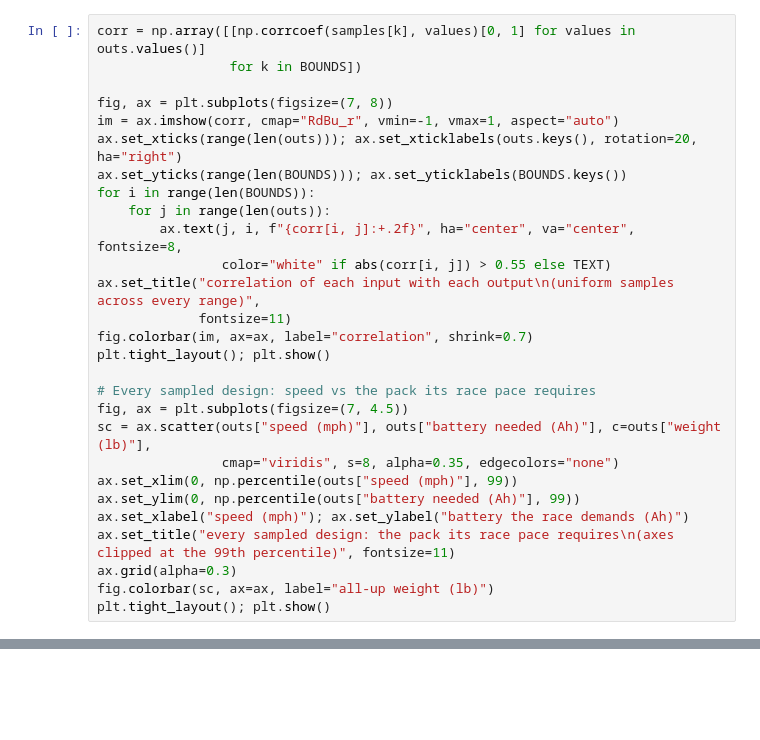
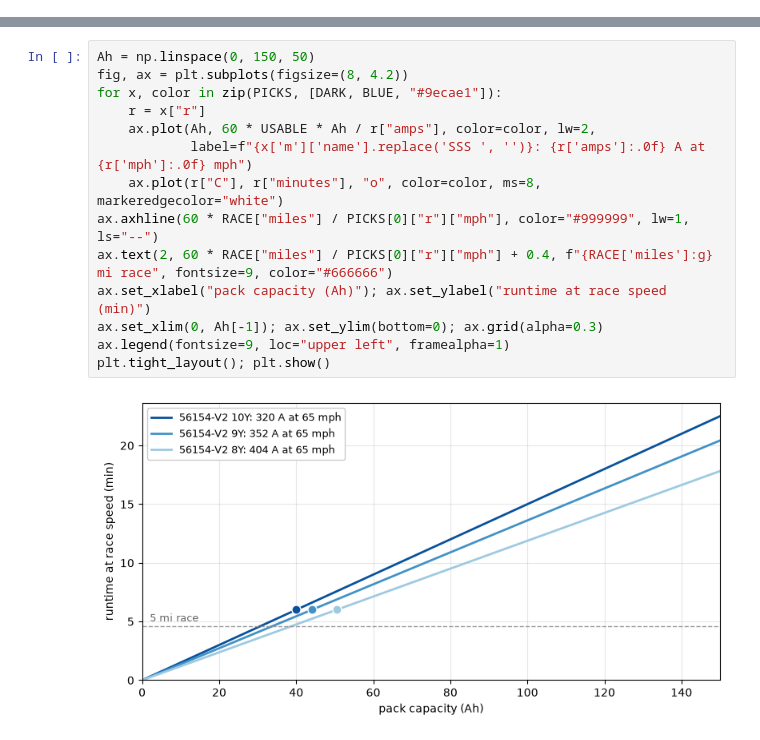
Before and after one commit to MarMar888/haav-modeling, a Jupyter notebook: prop_motor_battery/willmarley.ipynb, the cells around one changed output, grey strips where cells are left out. Drawn from its saved outputs; the diff is of its cells as text; blank space fills up the shorter version.

```diff
--- a/prop_motor_battery/willmarley.ipynb
+++ b/prop_motor_battery/willmarley.ipynb
@@ -727,28 +478,0 @@ weight (lb)    across the whole space:  p10  112.3   median  177.1   p90  331.4
-# %%
-corr = np.array([[np.corrcoef(samples[k], values)[0, 1] for values in outs.values()]
-                 for k in BOUNDS])
-
-fig, ax = plt.subplots(figsize=(7, 8))
-im = ax.imshow(corr, cmap="RdBu_r", vmin=-1, vmax=1, aspect="auto")
-ax.set_xticks(range(len(outs))); ax.set_xticklabels(outs.keys(), rotation=20, ha="right")
-ax.set_yticks(range(len(BOUNDS))); ax.set_yticklabels(BOUNDS.keys())
-for i in range(len(BOUNDS)):
-    for j in range(len(outs)):
-        ax.text(j, i, f"{corr[i, j]:+.2f}", ha="center", va="center", fontsize=8,
-                color="white" if abs(corr[i, j]) > 0.55 else TEXT)
-ax.set_title("correlation of each input with each output\n(uniform samples across every range)",
-             fontsize=11)
-fig.colorbar(im, ax=ax, label="correlation", shrink=0.7)
-plt.tight_layout(); plt.show()
-
-# Every sampled design: speed vs the pack its race pace requires
-fig, ax = plt.subplots(figsize=(7, 4.5))
-sc = ax.scatter(outs["speed (mph)"], outs["battery needed (Ah)"], c=outs["weight (lb)"],
-                cmap="viridis", s=8, alpha=0.35, edgecolors="none")
-ax.set_xlim(0, np.percentile(outs["speed (mph)"], 99))
-ax.set_ylim(0, np.percentile(outs["battery needed (Ah)"], 99))
-ax.set_xlabel("speed (mph)"); ax.set_ylabel("battery the race demands (Ah)")
-ax.set_title("every sampled design: the pack its race pace requires\n(axes clipped at the 99th percentile)", fontsize=11)
-ax.grid(alpha=0.3)
-fig.colorbar(sc, ax=ax, label="all-up weight (lb)")
-plt.tight_layout(); plt.show()
@@ -1216,0 +485,16 @@ distance that covers (mi)                            6                   6
+# %%
+Ah = np.linspace(0, 150, 50)
+fig, ax = plt.subplots(figsize=(8, 4.2))
+for x, color in zip(PICKS, [DARK, BLUE, "#9ecae1"]):
+    r = x["r"]
+    ax.plot(Ah, 60 * USABLE * Ah / r["amps"], color=color, lw=2,
+            label=f"{x['m']['name'].replace('SSS ', '')}: {r['amps']:.0f} A at {r['mph']:.0f} mph")
+    ax.plot(r["C"], r["minutes"], "o", color=color, ms=8, markeredgecolor="white")
+ax.axhline(60 * RACE["miles"] / PICKS[0]["r"]["mph"], color="#999999", lw=1, ls="--")
+ax.text(2, 60 * RACE["miles"] / PICKS[0]["r"]["mph"] + 0.4, f"{RACE['miles']:g} mi race", fontsize=9, color="#666666")
+ax.set_xlabel("pack capacity (Ah)"); ax.set_ylabel("runtime at race speed (min)")
+ax.set_xlim(0, Ah[-1]); ax.set_ylim(bottom=0); ax.grid(alpha=0.3)
+ax.legend(fontsize=9, loc="upper left", framealpha=1)
+plt.tight_layout(); plt.show()
+# %% [output]
+[figure, added]
```
Also changed, not shown: parts of 43 cells of this notebook, 3 other files.
